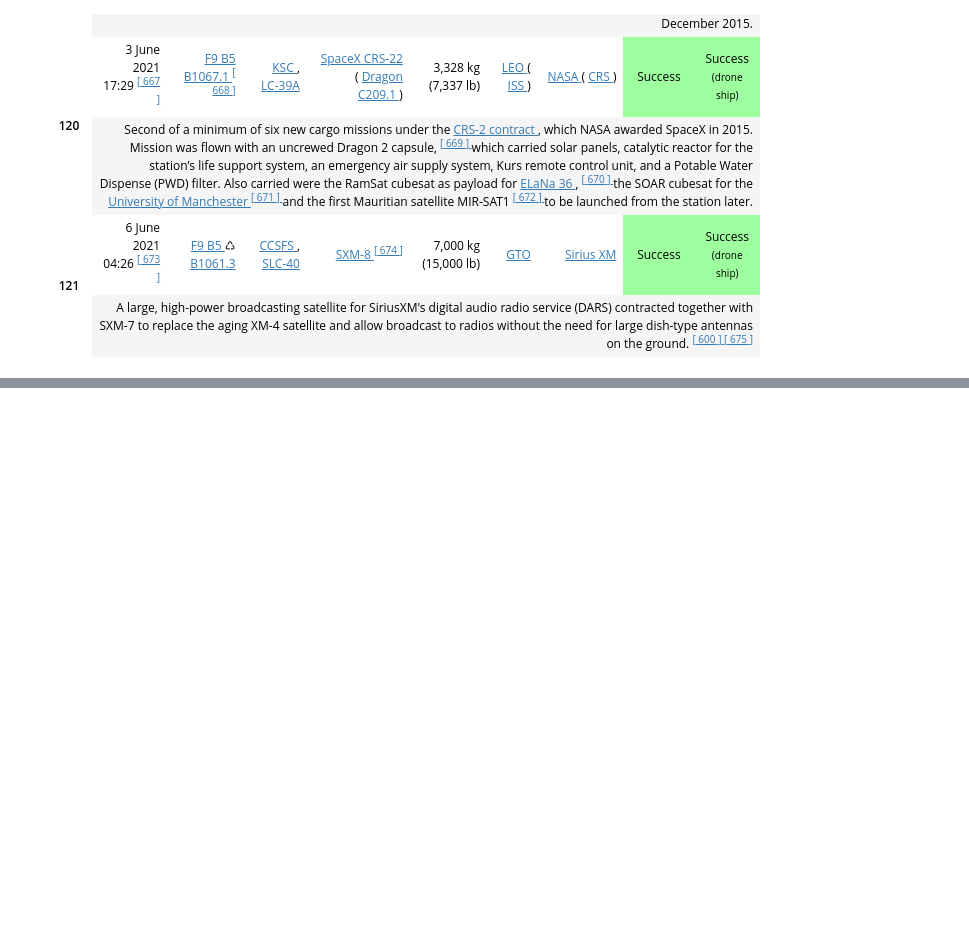
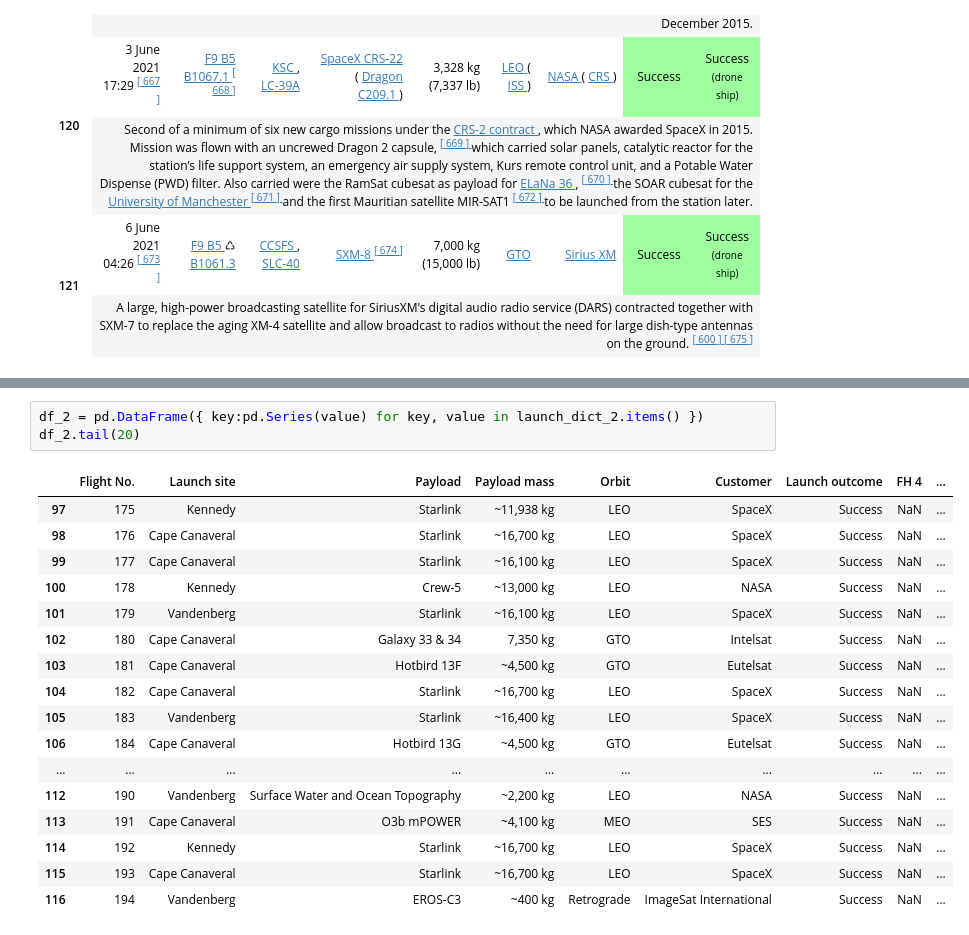
Before and after one commit to AntoineHocquet/spaceY, a Jupyter notebook: notebooks/webscraping.ipynb, the cells around one changed output, grey strips where cells are left out. Cells and saved outputs as stored; diff of their text form; blank space fills up the shorter version.

```diff
--- a/notebooks/webscraping.ipynb
+++ b/notebooks/webscraping.ipynb
@@ -3941,0 +4196,21 @@ Booster landing:  Success
+# %%
+df_2 = pd.DataFrame({ key:pd.Series(value) for key, value in launch_dict_2.items() })
+df_2.tail(20)
+# %% [output]
+|  | Flight No. | Launch site | Payload | Payload mass | Orbit | Customer | Launch outcome | FH 4 | ... |
+| 97 | 175 | Kennedy | Starlink | ~11,938 kg | LEO | SpaceX | Success | NaN | ... |
+| 98 | 176 | Cape Canaveral | Starlink | ~16,700 kg | LEO | SpaceX | Success | NaN | ... |
+| 99 | 177 | Cape Canaveral | Starlink | ~16,100 kg | LEO | SpaceX | Success | NaN | ... |
+| 100 | 178 | Kennedy | Crew-5 | ~13,000 kg | LEO | NASA | Success | NaN | ... |
+| 101 | 179 | Vandenberg | Starlink | ~16,100 kg | LEO | SpaceX | Success | NaN | ... |
+| 102 | 180 | Cape Canaveral | Galaxy 33 & 34 | 7,350 kg | GTO | Intelsat | Success | NaN | ... |
+| 103 | 181 | Cape Canaveral | Hotbird 13F | ~4,500 kg | GTO | Eutelsat | Success | NaN | ... |
+| 104 | 182 | Cape Canaveral | Starlink | ~16,700 kg | LEO | SpaceX | Success | NaN | ... |
+| 105 | 183 | Vandenberg | Starlink | ~16,400 kg | LEO | SpaceX | Success | NaN | ... |
+| 106 | 184 | Cape Canaveral | Hotbird 13G | ~4,500 kg | GTO | Eutelsat | Success | NaN | ... |
+| ... | ... | ... | ... | ... | ... | ... | ... | ... | ... |
+| 112 | 190 | Vandenberg | Surface Water and Ocean Topography | ~2,200 kg | LEO | NASA | Success | NaN | ... |
+| 113 | 191 | Cape Canaveral | O3b mPOWER | ~4,100 kg | MEO | SES | Success | NaN | ... |
+| 114 | 192 | Kennedy | Starlink | ~16,700 kg | LEO | SpaceX | Success | NaN | ... |
+| 115 | 193 | Cape Canaveral | Starlink | ~16,700 kg | LEO | SpaceX | Success | NaN | ... |
+| 116 | 194 | Vandenberg | EROS-C3 | ~400 kg | Retrograde | ImageSat International | Success | NaN | ... |
```
Also changed, not shown: parts of 17 cells of this notebook, 12 other files.
